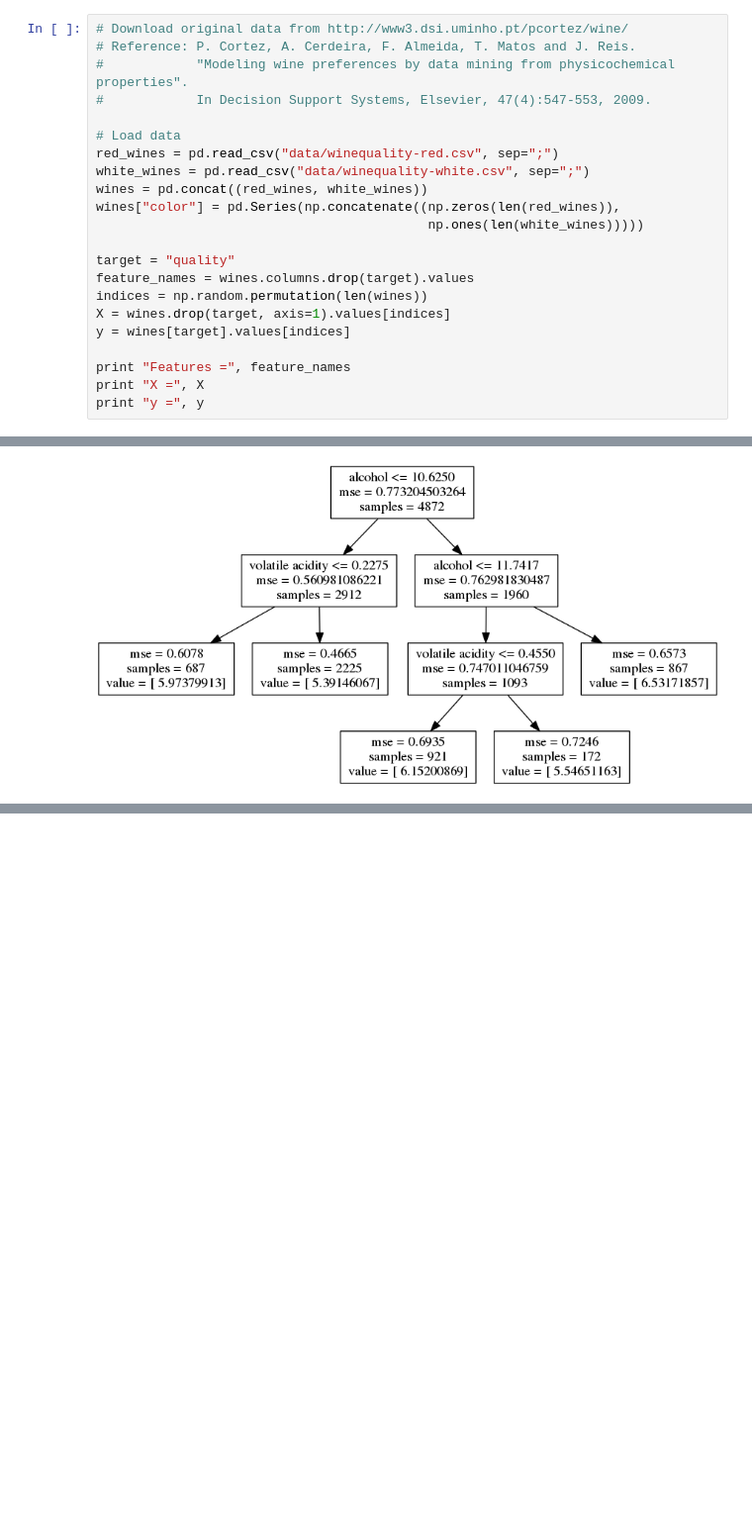
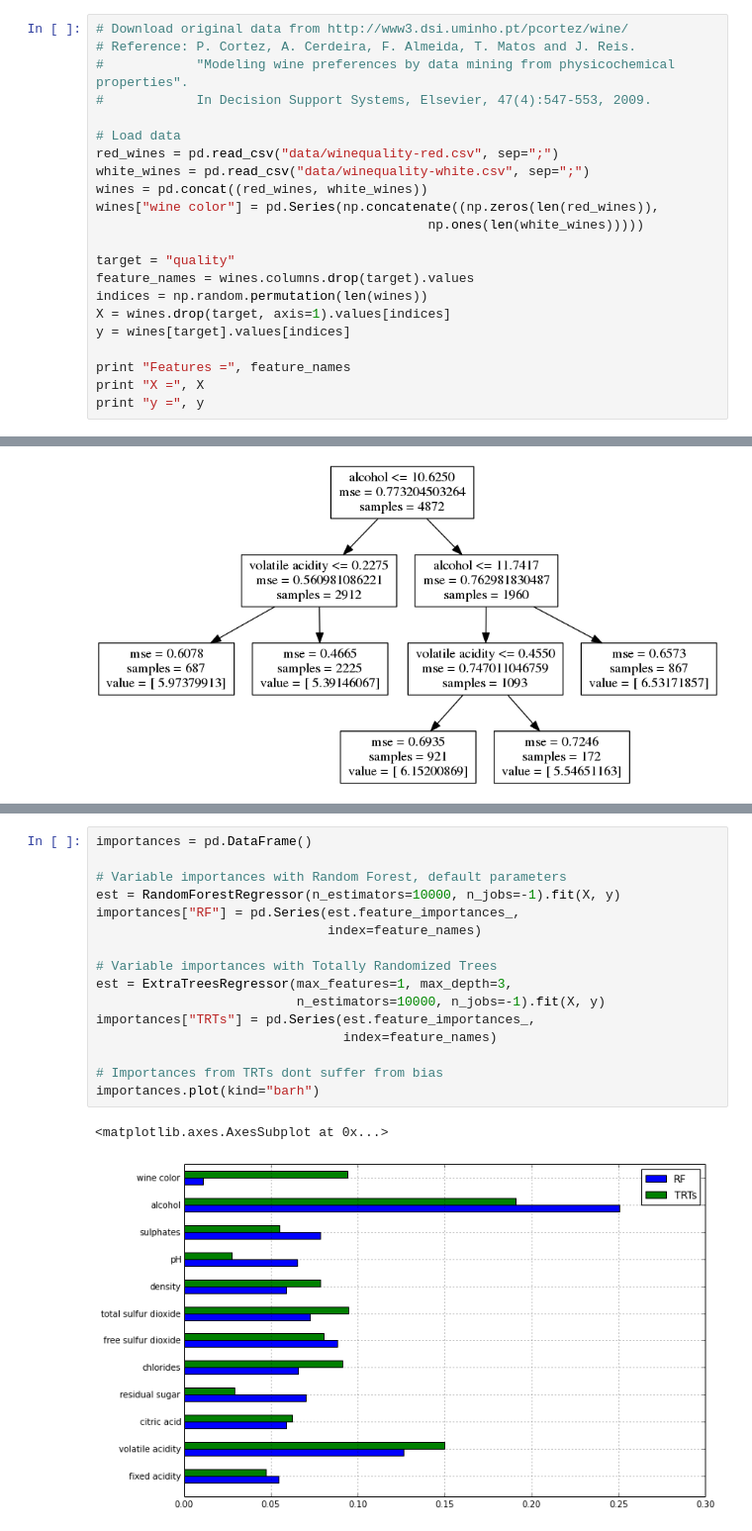
Before and after one commit to glouppe/talk-pydata2015, a Jupyter notebook: trees-pydata2015.ipynb, the cells around one changed output, grey strips where cells are left out. Shown at 99% size. Saved outputs shown, nothing was run; the diff lists cells and outputs as text; blank space fills up the shorter version.

Commit message:
variable importances

```diff
--- a/trees-pydata2015.ipynb
+++ b/trees-pydata2015.ipynb
@@ -15,7 +15,7 @@ plt.rcParams["figure.figsize"] = (11, 7)
 red_wines = pd.read_csv("data/winequality-red.csv", sep=";")
 white_wines = pd.read_csv("data/winequality-white.csv", sep=";")
 wines = pd.concat((red_wines, white_wines))
-wines["color"] = pd.Series(np.concatenate((np.zeros(len(red_wines)),
+wines["wine color"] = pd.Series(np.concatenate((np.zeros(len(red_wines)),
                                            np.ones(len(white_wines)))))
 
 target = "quality"
@@ -104,2 +104,21 @@ plt.show()
 # %% [output]
 [figure]
+# %%
+importances = pd.DataFrame()
+
+# Variable importances with Random Forest, default parameters
+est = RandomForestRegressor(n_estimators=10000, n_jobs=-1).fit(X, y)
+importances["RF"] = pd.Series(est.feature_importances_,
+                              index=feature_names)
+
+# Variable importances with Totally Randomized Trees
+est = ExtraTreesRegressor(max_features=1, max_depth=3,
+                          n_estimators=10000, n_jobs=-1).fit(X, y)
+importances["TRTs"] = pd.Series(est.feature_importances_,
+                                index=feature_names)
+
+# Importances from TRTs dont suffer from bias
+importances.plot(kind="barh")
+# %% [output]
+<matplotlib.axes.AxesSubplot at 0x...>
+[figure, added]
```
Also changed, not shown: parts of 2 cells of this notebook, 2 other files.
